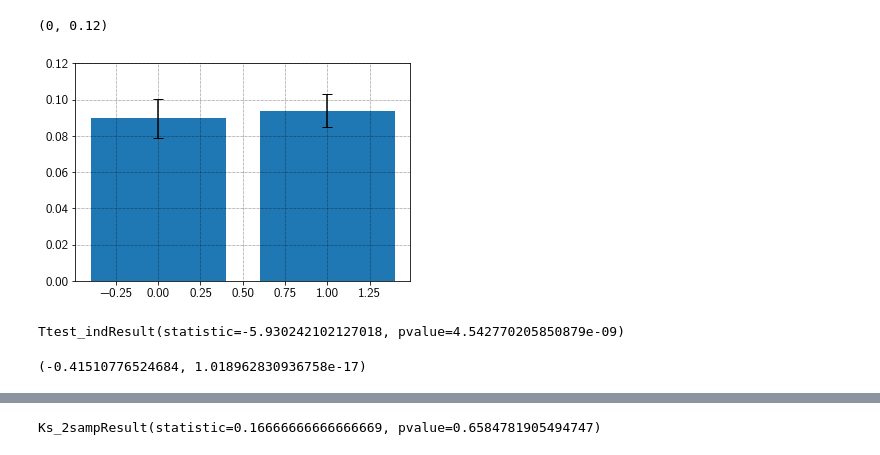
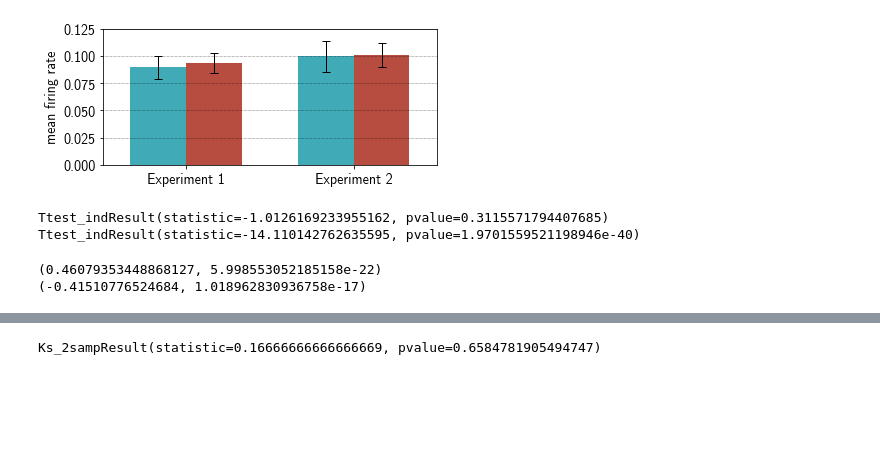
Before and after one commit to sagacitysite/pelenet, a Jupyter notebook: nest-comparison.ipynb, the cells around one changed output, grey strips where cells are left out. Saved outputs shown, nothing was run; the diff lists cells and outputs as text; code cells hidden in the pictures; blank space fills up the shorter version.

```diff
--- a/nest-comparison.ipynb
+++ b/nest-comparison.ipynb
@@ -179,18 +209,45 @@ p = plt.show()
-# %%
-start = 100
-vals = [np.mean(slm0[start:]), np.mean(snm0[start:])]
-errs = [np.std(slm0[start:]), np.std(snm0[start:])]
-plt.bar([0,1], vals, yerr=errs, ecolor='black', capsize=5)
-plt.ylim(0,0.12)
-# %% [output]
-(0, 0.12)
-[figure, removed]
-# %%
-scipy.stats.ttest_ind(slm0[start:], snm0[start:])
-# %% [output]
-Ttest_indResult(statistic=-5.930242102127018, pvalue=4.542770205850879e-09)
-# %%
-scipy.stats.pearsonr(slm0[start:], snm0[start:])
-# %% [output]
-(-0.41510776524684, 1.018962830936758e-17)
+# %%
+start = 100
+
+plt.figure(figsize=(6,2.5))
+barWidth = 0.25
+
+# Values and errors
+vals1 = [np.mean(sl2m0[start:]), np.mean(sl1m0[start:])]
+errs1 = [np.std(sl2m0[start:]), np.std(sl1m0[start:])]
+vals2 = [np.mean(sn2m0[start:]), np.mean(sn1m0[start:])]
+errs2 = [np.std(sn2m0[start:]), np.std(sn1m0[start:])]
+
+# Bar positions
+r1 = [0, 0.75]
+r2 = [0.25, 1]
+
+plt.bar(r1, vals1, yerr=errs1, width=barWidth, color=twoCols[0], ecolor='black', label='NEST', error_kw=dict(lw=1, capthick=1, capsize=4))
+plt.bar(r2, vals2, yerr=errs2, width=barWidth, color=twoCols[1], ecolor='black', label='Loihi', error_kw=dict(lw=1, capthick=1, capsize=4))
+
+plt.xticks([0.125, 0.875], ['Experiment 1', 'Experiment 2'])
+plt.yticks(np.arange(0, 0.2, step=0.025))
+
+#plt.legend()
+plt.grid(axis='x')
+
+plt.ylabel('mean firing rate')
+plt.xlim(-0.25, 1.25)
+plt.ylim(0,0.125)
+plt.savefig(exp1.net.plot.plotDir + 'meanfiringrate.svg')
+p = plt.show()
+# %% [output]
+[figure, added]
+# %%
+print(scipy.stats.ttest_ind(sl1m0[start:], sn1m0[start:]))
+print(scipy.stats.ttest_ind(sl2m0[start:], sn2m0[start:]))
+# %% [output]
+Ttest_indResult(statistic=-1.0126169233955162, pvalue=0.3115571794407685)
+Ttest_indResult(statistic=-14.110142762635595, pvalue=1.9701559521198946e-40)
+# %%
+print(scipy.stats.pearsonr(sl1m0[start:], sn1m0[start:]))
+print(scipy.stats.pearsonr(sl2m0[start:], sn2m0[start:]))
+# %% [output]
+(0.46079353448868127, 5.998553052185158e-22)
+(-0.41510776524684, 1.018962830936758e-17)
 # %%
```
Also changed, not shown: parts of 19 cells of this notebook, 10 other files.
